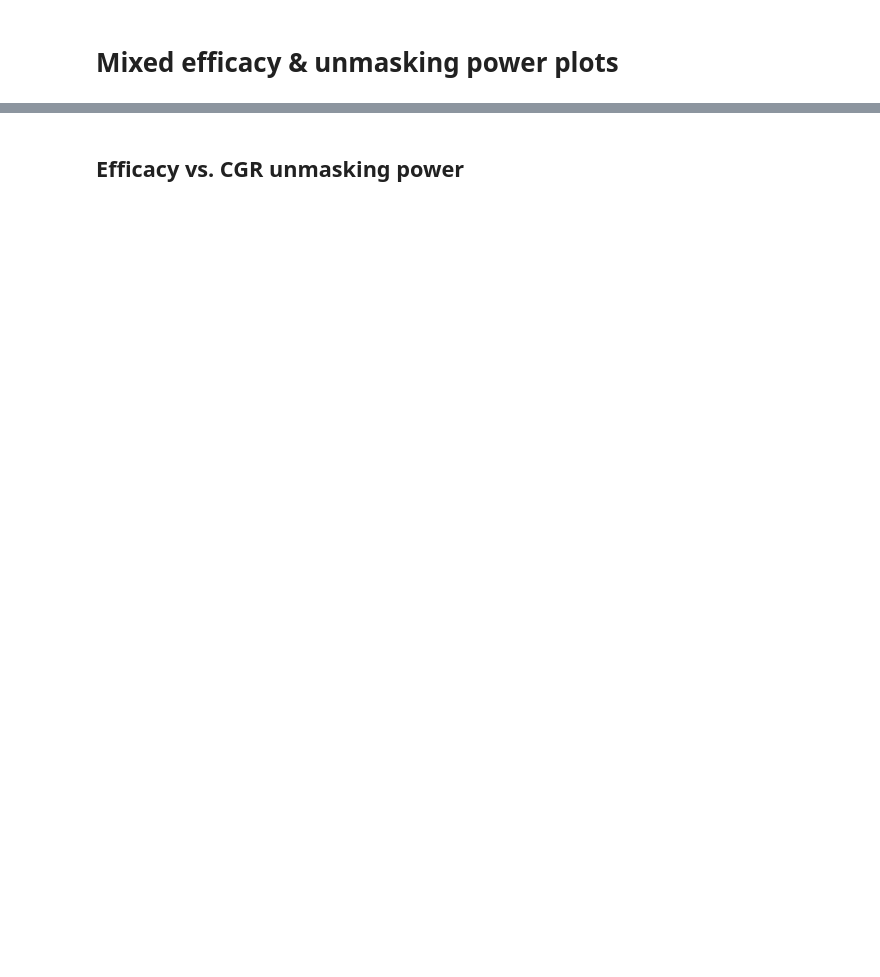
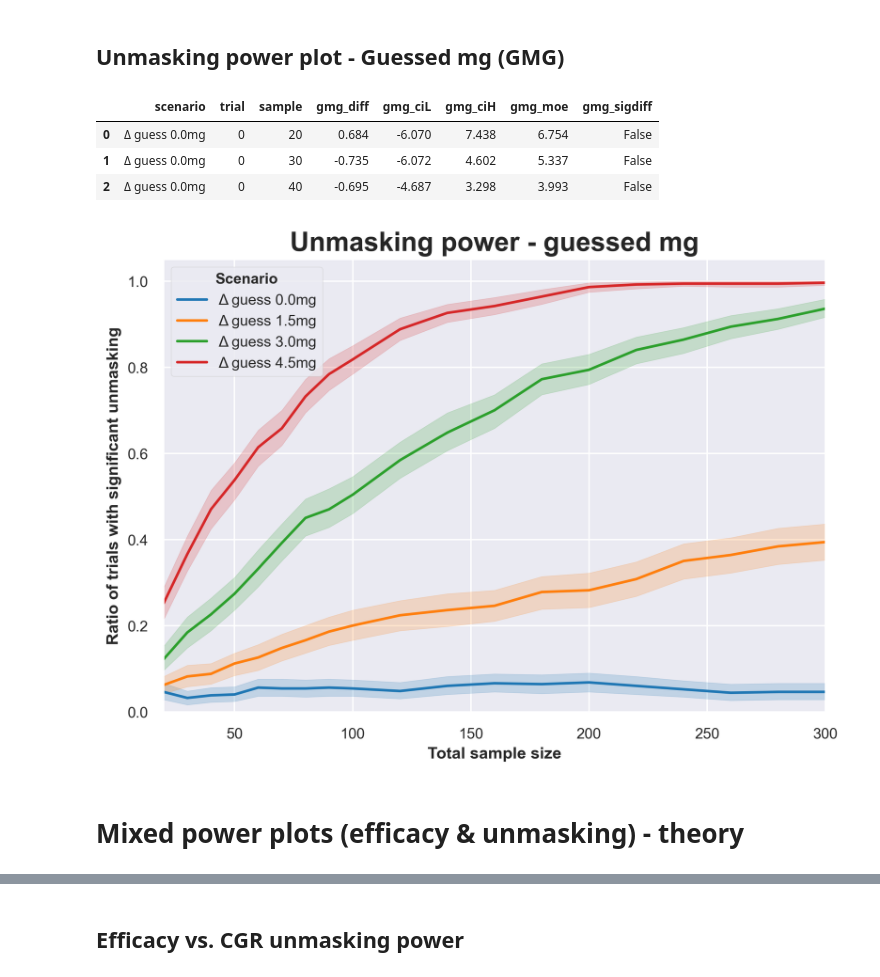
Before and after one commit to szb37/ADAPT-codebase, a Jupyter notebook: notebooks/plots.ipynb, the cells around one changed output, grey strips where cells are left out. Saved outputs shown, nothing was run; the diff lists cells and outputs as text; code cells hidden in the pictures; blank space fills up the shorter version.

```diff
--- a/notebooks/plots.ipynb
+++ b/notebooks/plots.ipynb
@@ -223,4 +141,61 @@ plt.show()
+# %% [markdown]
+## Unmasking power plot - Guessed mg (GMG)
+# %%
+### Generate GMG mock data & calc CIs, significance
+df_patientsData = []
+sd = 7.6 # This the average SD in POP data
+for diff in np.arange(0, 6, 1.5):
+    diff = round(diff, 1)
+    df_patientsData.append(
+        power.DataGeneration.get_df_patientsData(
+            scenario = f'Δ guess {diff}mg',
+            n_trials = n_trials,
+            sample = sample,
+            params = [{
+                'type': 'normal',
+                'arm_params':{
+                    'C': {'mean':      10, 'sd': sd,},
+                    'T': {'mean': 10+diff, 'sd': sd,},},}]))
+df_patientsData = pd.concat(df_patientsData, ignore_index=True)
+df_patientsData = df_patientsData.rename(columns={'value': 'gmg',})
+
+### Calculate CIs
+df_CIs = power.Stats.get_df_diffCIs_vector(
+    df_patientsData,
+    samples = samples,
+    col='gmg',)
+df_CIs = power.Stats.add_sigdiff(df_CIs)
+df_CIs.head(3)
+# %% [output]
+|  | scenario | trial | sample | gmg_diff | gmg_ciL | gmg_ciH | gmg_moe | gmg_sigdiff |
+| 0 | Δ guess 0.0mg | 0 | 20 | 0.684 | -6.070 | 7.438 | 6.754 | False |
+| 1 | Δ guess 0.0mg | 0 | 30 | -0.735 | -6.072 | 4.602 | 5.337 | False |
+| 2 | Δ guess 0.0mg | 0 | 40 | -0.695 | -4.687 | 3.298 | 3.993 | False |
+# %%
+### Unmasking power plot (GMG)
+fig, ax = plt.subplots()
+sns.lineplot(
+    data = df_CIs,
+    x = 'sample',
+    y = 'gmg_sigdiff',
+    hue = 'scenario',
+)
+
+plt.title('Unmasking power - guessed mg', fontweight='bold', fontsize=18)
+ax.set_xlabel('Total sample size', fontweight='bold')
+ax.set_ylabel('Ratio of trials with significant unmasking', fontweight='bold')
+ax.set_xlim([df_CIs['sample'].min(), df_CIs['sample'].max()])
+ax.set_ylim([0, 1.05])
+plt.legend(
+    title='Scenario',
+    title_fontproperties = {'weight': 'bold'},
+    loc='upper left')
+
+plt.show()
+save_fig(fig, 'power_unmasking_gmg_theory')
+# %% [output]
+[figure, added]
 # %% [markdown]
-# Mixed efficacy & unmasking power plots
+# Mixed power plots (efficacy & unmasking) - theory
 # %%
 ### Generate OUTCOME mock data & calc CIs, significance
```
Also changed, not shown: parts of 23 cells of this notebook, 16 other files.
